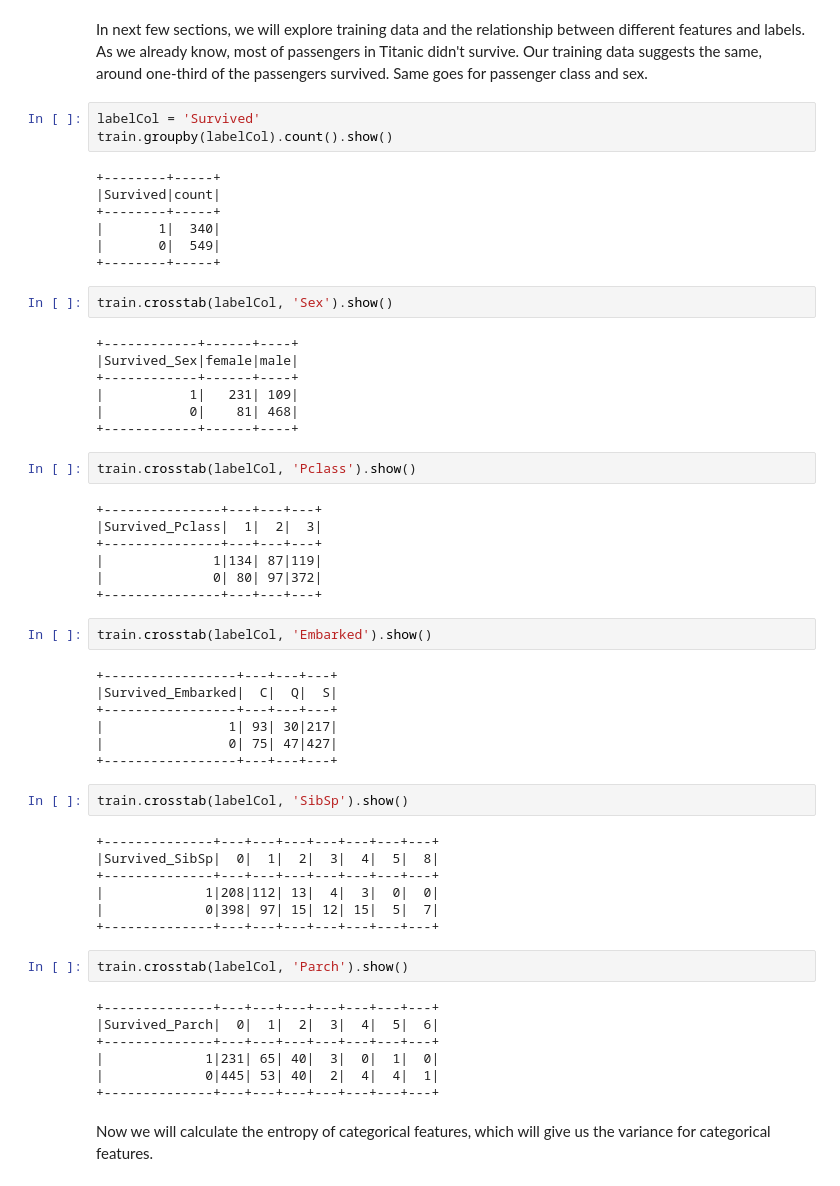
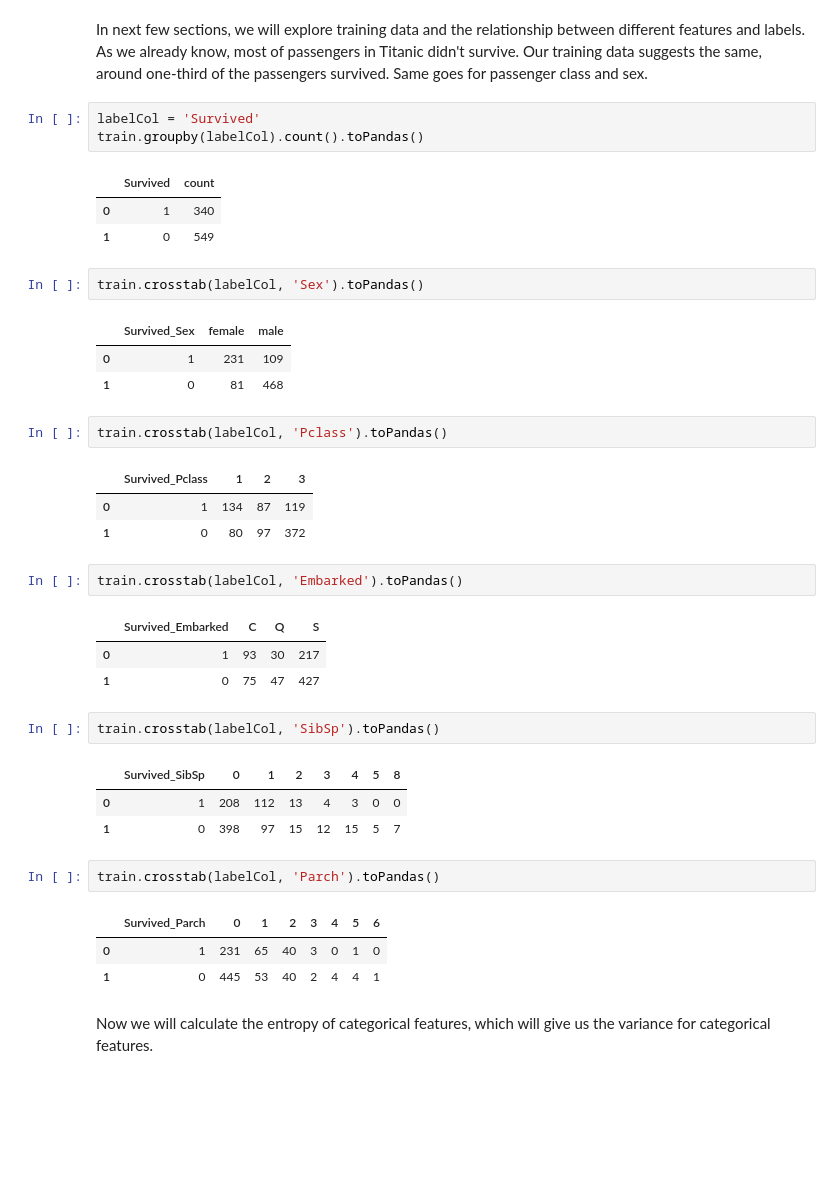
Before and after one commit to riyadparvez/pyspark-datascience, a Jupyter notebook: titanic/spark.ipynb, the cells around one changed output. Cells and saved outputs as stored; diff of their text form; blank space fills up the shorter version.

```diff
--- a/titanic/spark.ipynb
+++ b/titanic/spark.ipynb
@@ -88,59 +88,41 @@ In next few sections, we will explore training data and the relationship between
 As we already know, most of passengers in Titanic didn't survive. Our training data suggests the same, around one-third of the passengers survived. Same goes for passenger class and sex.
 # %%
 labelCol = 'Survived'
-train.groupby(labelCol).count().show()
+train.groupby(labelCol).count().toPandas()
 # %% [output]
-+--------+-----+
-|Survived|count|
-+--------+-----+
-|       1|  340|
-|       0|  549|
-+--------+-----+
+|  | Survived | count |
+| 0 | 1 | 340 |
+| 1 | 0 | 549 |
 # %%
-train.crosstab(labelCol, 'Sex').show()
+train.crosstab(labelCol, 'Sex').toPandas()
 # %% [output]
-+------------+------+----+
-|Survived_Sex|female|male|
-+------------+------+----+
-|           1|   231| 109|
-|           0|    81| 468|
-+------------+------+----+
+|  | Survived_Sex | female | male |
+| 0 | 1 | 231 | 109 |
+| 1 | 0 | 81 | 468 |
 # %%
-train.crosstab(labelCol, 'Pclass').show()
+train.crosstab(labelCol, 'Pclass').toPandas()
 # %% [output]
-+---------------+---+---+---+
-|Survived_Pclass|  1|  2|  3|
-+---------------+---+---+---+
-|              1|134| 87|119|
-|              0| 80| 97|372|
-+---------------+---+---+---+
+|  | Survived_Pclass | 1 | 2 | 3 |
+| 0 | 1 | 134 | 87 | 119 |
+| 1 | 0 | 80 | 97 | 372 |
 # %%
-train.crosstab(labelCol, 'Embarked').show()
+train.crosstab(labelCol, 'Embarked').toPandas()
 # %% [output]
-+-----------------+---+---+---+
-|Survived_Embarked|  C|  Q|  S|
-+-----------------+---+---+---+
-|                1| 93| 30|217|
-|                0| 75| 47|427|
-+-----------------+---+---+---+
+|  | Survived_Embarked | C | Q | S |
+| 0 | 1 | 93 | 30 | 217 |
+| 1 | 0 | 75 | 47 | 427 |
 # %%
-train.crosstab(labelCol, 'SibSp').show()
+train.crosstab(labelCol, 'SibSp').toPandas()
 # %% [output]
-+--------------+---+---+---+---+---+---+---+
-|Survived_SibSp|  0|  1|  2|  3|  4|  5|  8|
-+--------------+---+---+---+---+---+---+---+
-|             1|208|112| 13|  4|  3|  0|  0|
-|             0|398| 97| 15| 12| 15|  5|  7|
-+--------------+---+---+---+---+---+---+---+
+|  | Survived_SibSp | 0 | 1 | 2 | 3 | 4 | 5 | 8 |
+| 0 | 1 | 208 | 112 | 13 | 4 | 3 | 0 | 0 |
+| 1 | 0 | 398 | 97 | 15 | 12 | 15 | 5 | 7 |
 # %%
-train.crosstab(labelCol, 'Parch').show()
+train.crosstab(labelCol, 'Parch').toPandas()
 # %% [output]
-+--------------+---+---+---+---+---+---+---+
-|Survived_Parch|  0|  1|  2|  3|  4|  5|  6|
-+--------------+---+---+---+---+---+---+---+
-|             1|231| 65| 40|  3|  0|  1|  0|
-|             0|445| 53| 40|  2|  4|  4|  1|
-+--------------+---+---+---+---+---+---+---+
+|  | Survived_Parch | 0 | 1 | 2 | 3 | 4 | 5 | 6 |
+| 0 | 1 | 231 | 65 | 40 | 3 | 0 | 1 | 0 |
+| 1 | 0 | 445 | 53 | 40 | 2 | 4 | 4 | 1 |
 # %% [markdown]
 Now we will calculate the entropy of categorical features, which will give us the variance for categorical features.
 # %%
```
Also changed, not shown: parts of 5 cells of this notebook, 2 other files.
